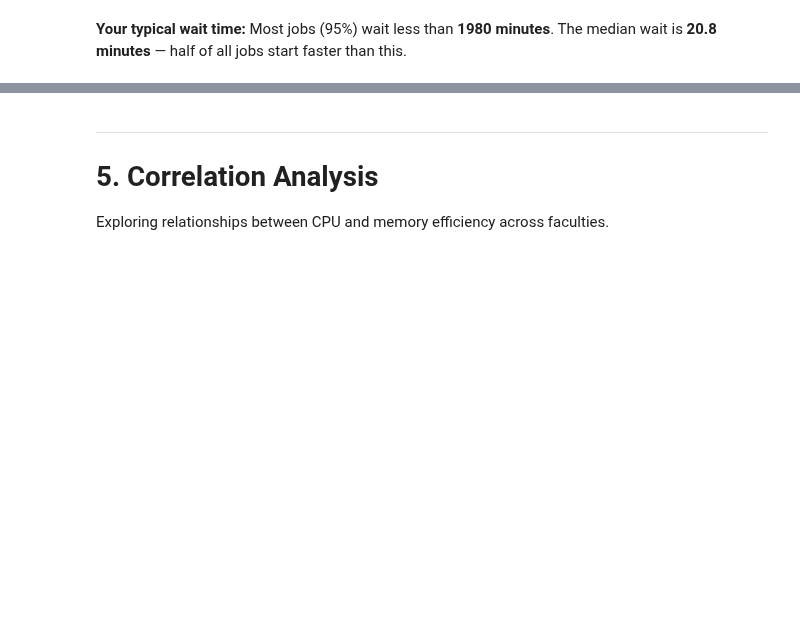
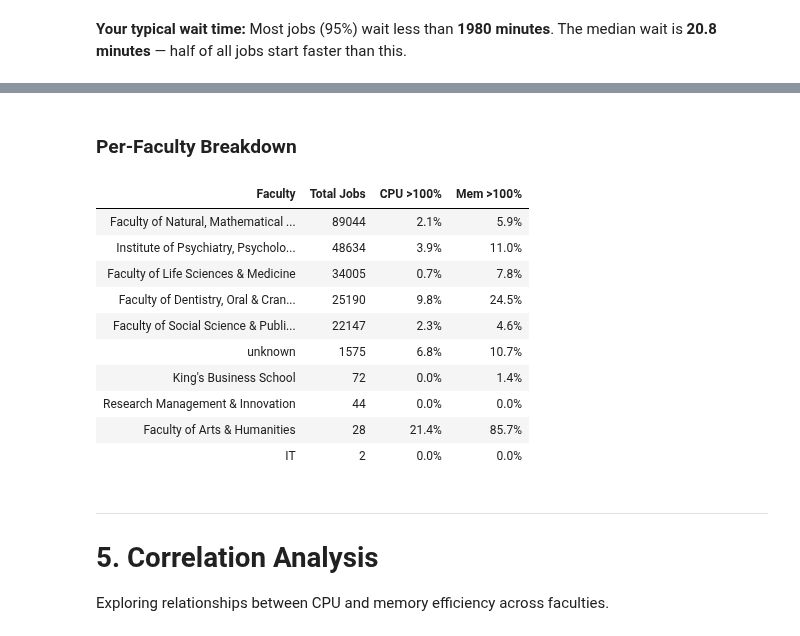
Before and after one commit to kcl-eresearch/hpc-data-analysis, a Jupyter notebook: notebooks/visualisation_users.ipynb, the cells around one changed output, grey strips where cells are left out. Saved outputs shown, nothing was run; the diff lists cells and outputs as text; code cells hidden in the pictures; blank space fills up the shorter version.

```diff
--- a/notebooks/visualisation_users.ipynb
+++ b/notebooks/visualisation_users.ipynb
@@ -453,0 +464,62 @@ The median wait is **20.8 minutes** — half of all jobs start faster than this.
+# %%
+def efficiency_over_100_summary():
+    """Global and per-faculty summary of jobs with efficiency > 100%."""
+    if not HAS_JOB_DATA:
+        print("Per-job data not available.")
+        return
+
+    # Global summary
+    total_jobs = len(df_jobs)
+
+    cpu_valid = df_jobs['cpu_eff_pct'].notna()
+    cpu_over_100 = (df_jobs['cpu_eff_pct'] > 100).sum()
+    cpu_over_100_pct = cpu_over_100 / cpu_valid.sum() * 100
+
+    mem_valid = df_jobs['mem_eff_pct'].notna()
+    mem_over_100 = (df_jobs['mem_eff_pct'] > 100).sum()
+    mem_over_100_pct = mem_over_100 / mem_valid.sum() * 100
+
+    display(Markdown(f"""
+### Global Summary
+
+| Metric | Jobs > 100% | % of valid jobs |
+|--------|-------------|-----------------|
+| **CPU Efficiency** | {cpu_over_100:,} | {cpu_over_100_pct:.1f}% |
+| **Memory Efficiency** | {mem_over_100:,} | {mem_over_100_pct:.1f}% |
+
+*Valid jobs = jobs with non-null efficiency values*
+"""))
+
+    # Per-faculty breakdown
+    if 'faculty' not in df_jobs.columns:
+        print("Faculty column not available.")
+        return
+
+    faculty_stats = []
+    for faculty in df_jobs['faculty'].dropna().unique():
+        fac_jobs = df_jobs[df_jobs['faculty'] == faculty]
+        total = len(fac_jobs)
+
+        cpu_valid_n = fac_jobs['cpu_eff_pct'].notna().sum()
+        cpu_over = (fac_jobs['cpu_eff_pct'] > 100).sum()
+        cpu_pct = (cpu_over / cpu_valid_n * 100) if cpu_valid_n > 0 else 0
+
+        mem_valid_n = fac_jobs['mem_eff_pct'].notna().sum()
+        mem_over = (fac_jobs['mem_eff_pct'] > 100).sum()
+        mem_pct = (mem_over / mem_valid_n * 100) if mem_valid_n > 0 else 0
+
+        faculty_stats.append({
+            'Faculty': faculty,
+            'Total Jobs': total,
+            'CPU >100%': f"{cpu_pct:.1f}%",
+            'Mem >100%': f"{mem_pct:.1f}%"
+        })
+
+    faculty_df = pd.DataFrame(faculty_stats)
+    faculty_df = faculty_df.sort_values('Total Jobs', ascending=False)
+
+    display(Markdown("### Per-Faculty Breakdown"))
+    display(faculty_df.style.hide(axis='index'))
+
+efficiency_over_100_summary()
+# %% [output]
@@ -453,0 +535,12 @@ The median wait is **20.8 minutes** — half of all jobs start faster than this.
+### Per-Faculty Breakdown
+| Faculty | Total Jobs | CPU >100% | Mem >100% |
+| Faculty of Natural, Mathematical ... | 89044 | 2.1% | 5.9% |
+| Institute of Psychiatry, Psycholo... | 48634 | 3.9% | 11.0% |
+| Faculty of Life Sciences & Medicine | 34005 | 0.7% | 7.8% |
+| Faculty of Dentistry, Oral & Cran... | 25190 | 9.8% | 24.5% |
+| Faculty of Social Science & Publi... | 22147 | 2.3% | 4.6% |
+| unknown | 1575 | 6.8% | 10.7% |
+| King's Business School | 72 | 0.0% | 1.4% |
+| Research Management & Innovation | 44 | 0.0% | 0.0% |
+| Faculty of Arts & Humanities | 28 | 21.4% | 85.7% |
+| IT | 2 | 0.0% | 0.0% |
```
Also changed, not shown: parts of 12 cells of this notebook, 1 other file.
